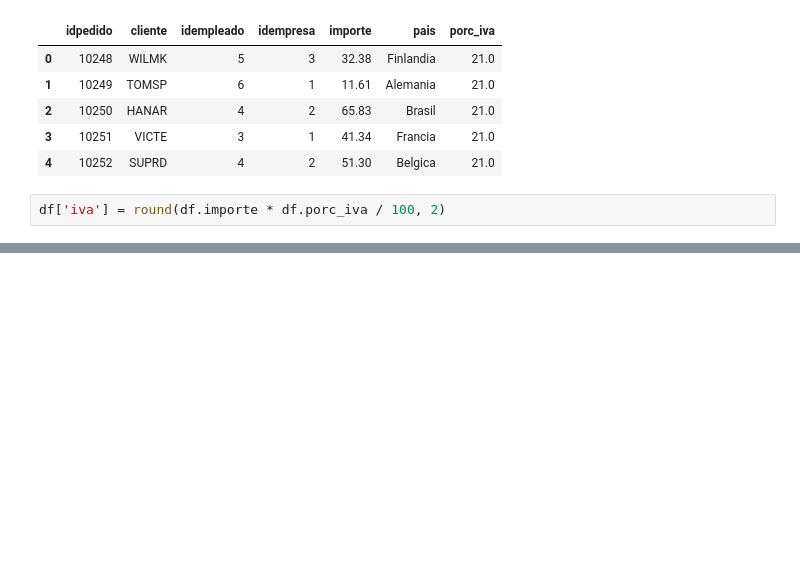
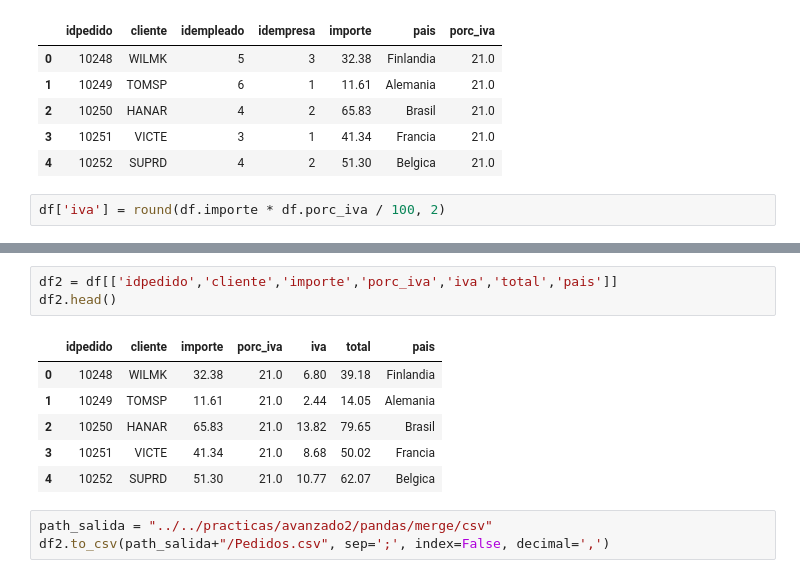
Before and after one commit to aldebarran22/curso_avanzado_santander, a Jupyter notebook: codigo_ene_29_feb_2/pruebas_Series.ipynb, the cells around one changed output, grey strips where cells are left out. Cells and saved outputs as stored; diff of their text form; blank space fills up the shorter version.

```diff
--- a/codigo_ene_29_feb_2/pruebas_Series.ipynb
+++ b/codigo_ene_29_feb_2/pruebas_Series.ipynb
@@ -340,0 +350,13 @@ df['total'] = df.iva +
+# %%
+df2 = df[['idpedido','cliente','importe','porc_iva','iva','total','pais']]
+df2.head()
+# %% [output]
+|  | idpedido | cliente | importe | porc_iva | iva | total | pais |
+| 0 | 10248 | WILMK | 32.38 | 21.0 | 6.80 | 39.18 | Finlandia |
+| 1 | 10249 | TOMSP | 11.61 | 21.0 | 2.44 | 14.05 | Alemania |
+| 2 | 10250 | HANAR | 65.83 | 21.0 | 13.82 | 79.65 | Brasil |
+| 3 | 10251 | VICTE | 41.34 | 21.0 | 8.68 | 50.02 | Francia |
+| 4 | 10252 | SUPRD | 51.30 | 21.0 | 10.77 | 62.07 | Belgica |
+# %%
+path_salida = "../../practicas/avanzado2/pandas/merge/csv"
+df2.to_csv(path_salida+"/Pedidos.csv", sep=';', index=False, decimal=',')
```
Also changed, not shown: parts of 2 cells of this notebook.
